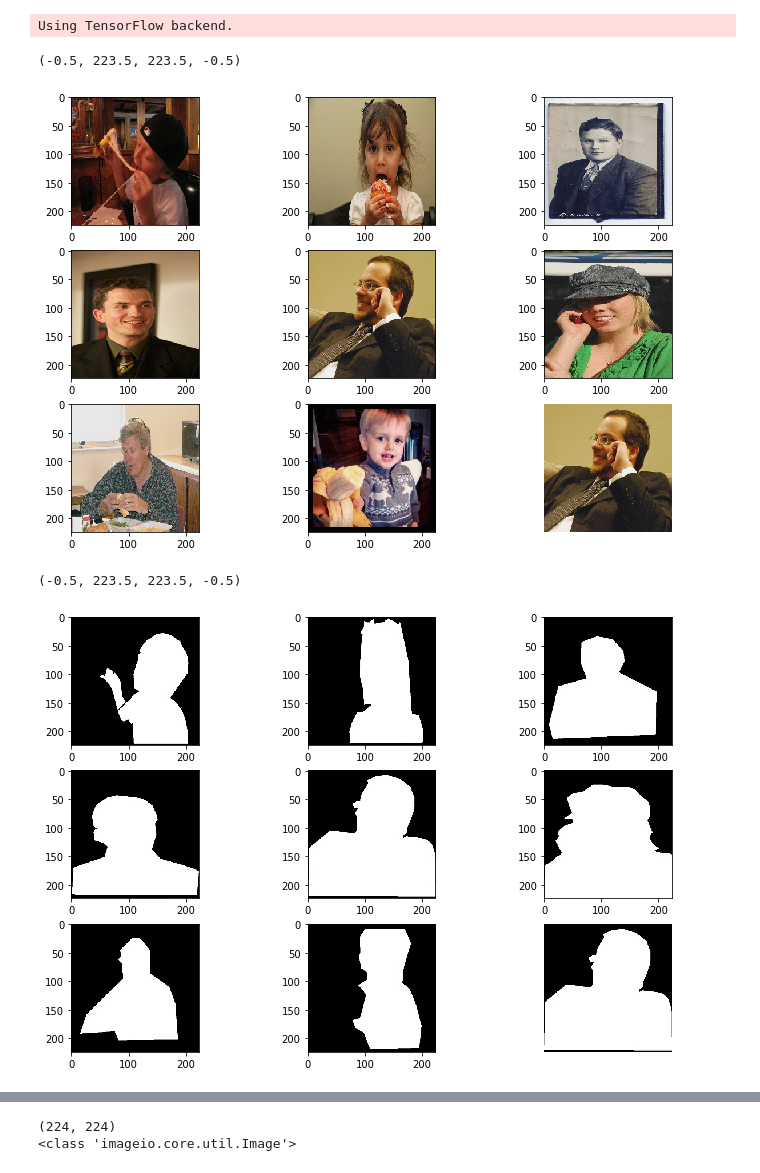
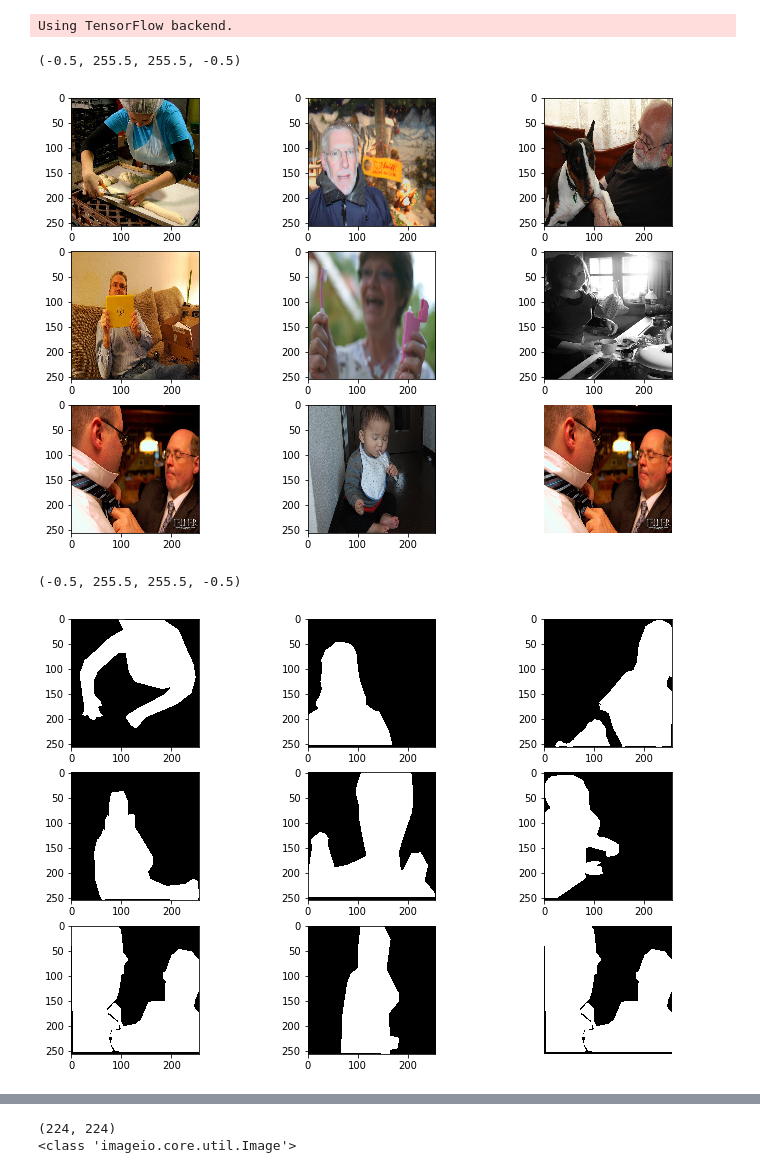
Before and after one commit to zakmatt/background_erasing, a Jupyter notebook: unet.ipynb, the cells around one changed output, grey strips where cells are left out. Cells and saved outputs as stored; diff of their text form; code cells hidden in the pictures.

```diff
--- a/unet.ipynb
+++ b/unet.ipynb
@@ -15,7 +15,7 @@ from keras import backend as K
 # %% [output]
 Using TensorFlow backend.
 # %%
-DATA_DIR = '/Users/matt/masters_thesis/resized_data_2/'
+DATA_DIR = '/Users/matt/masters_thesis/dataset/dataset_256/'
 BATCH_SIZE = 32
 # %%
 batch_gen = BatchGenerator(data_dir=DATA_DIR, batch_size=BATCH_SIZE)
@@ -34,17 +34,17 @@ for pos in range(1, 10):
     plt.imshow(images[pos - 1].astype(np.uint8))
 plt.axis('off')
 # %% [output]
-(-0.5, 223.5, 223.5, -0.5)
+(-0.5, 255.5, 255.5, -0.5)
-[figure, old version]
+[figure, new version]
 # %%
 plt.figure(figsize=(12,8))
 for pos in range(1, 10):
     plt.subplot(3, 3, pos)
     #mask[mask < 128] = 0
     #mask[mask >= 128] = 1
-    plt.imshow(masks[pos - 1].astype(np.uint8), cmap='gray')
+    plt.imshow((masks[pos - 1] * 255).astype(np.uint8), cmap='gray')
 plt.axis('off')
 # %% [output]
-(-0.5, 223.5, 223.5, -0.5)
+(-0.5, 255.5, 255.5, -0.5)
-[figure, old version]
+[figure, new version]
 # %%
```
Also changed, not shown: parts of 7 cells of this notebook, 1 other file.
